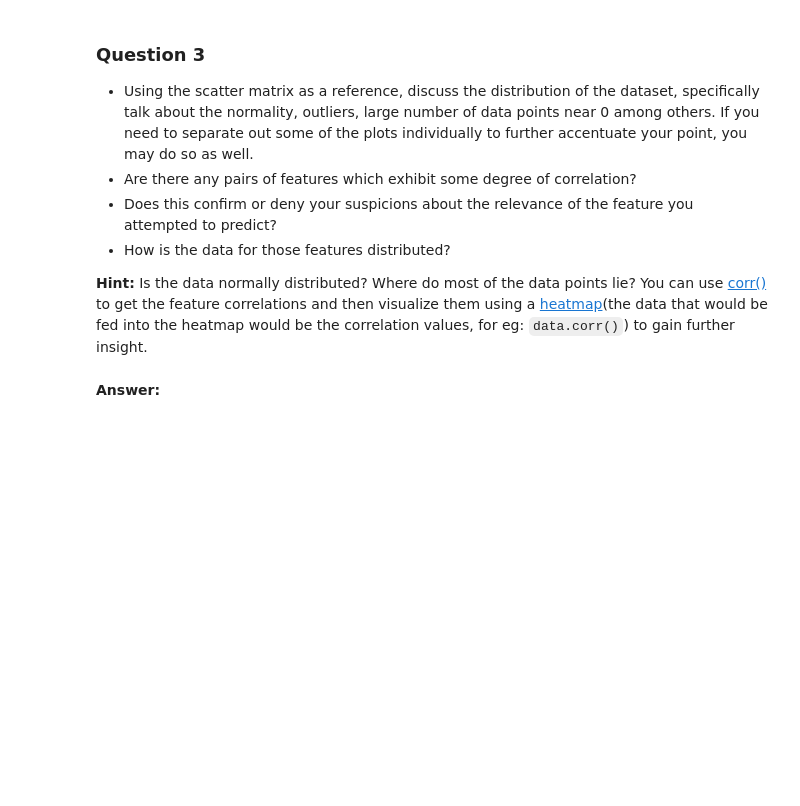
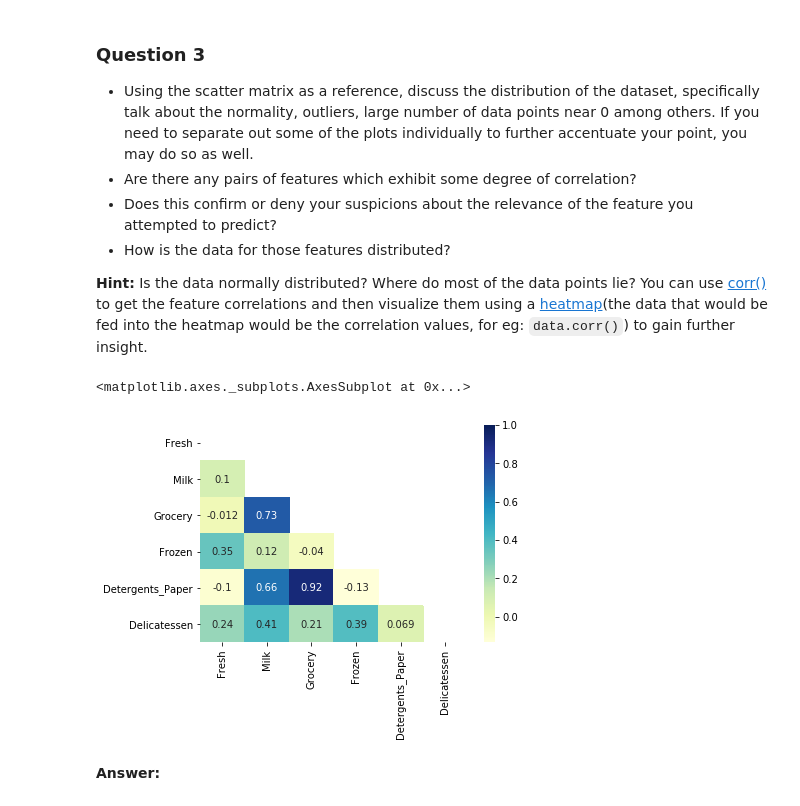
Before and after one commit to ZhukovGreen/machine-learning, a Jupyter notebook: projects/customer_segments/customer_segments.ipynb, the cells around one changed output. Cells and saved outputs as stored; diff of their text form; code cells hidden in the pictures; blank space fills up the shorter version.

Commit message:
Show only diagonal heatmap

```diff
--- a/projects/customer_segments/customer_segments.ipynb
+++ b/projects/customer_segments/customer_segments.ipynb
@@ -187,6 +187,16 @@ pd.plotting.scatter_matrix(data, alpha=0.3, figsize=(14, 8), diagonal='kde');
 * How is the data for those features distributed?
 
 **Hint:** Is the data normally distributed? Where do most of the data points lie? You can use [corr()](https://pandas.pydata.org/pandas-docs/stable/generated/pandas.DataFrame.corr.html) to get the feature correlations and then visualize them using a [heatmap](http://seaborn.pydata.org/generated/seaborn.heatmap.html)(the data that would be fed into the heatmap would be the correlation values, for eg: `data.corr()`) to gain further insight.
+# %%
+import seaborn
+
+corr = data.corr()
+mask = np.zeros_like(corr)
+mask[np.triu_indices_from(mask)] = True
+seaborn.heatmap(data.corr(), mask=mask, cmap="YlGnBu", annot=True)
+# %% [output]
+<matplotlib.axes._subplots.AxesSubplot at 0x...>
+[figure, added]
 # %% [markdown]
 **Answer:**
 # %% [markdown]
```
